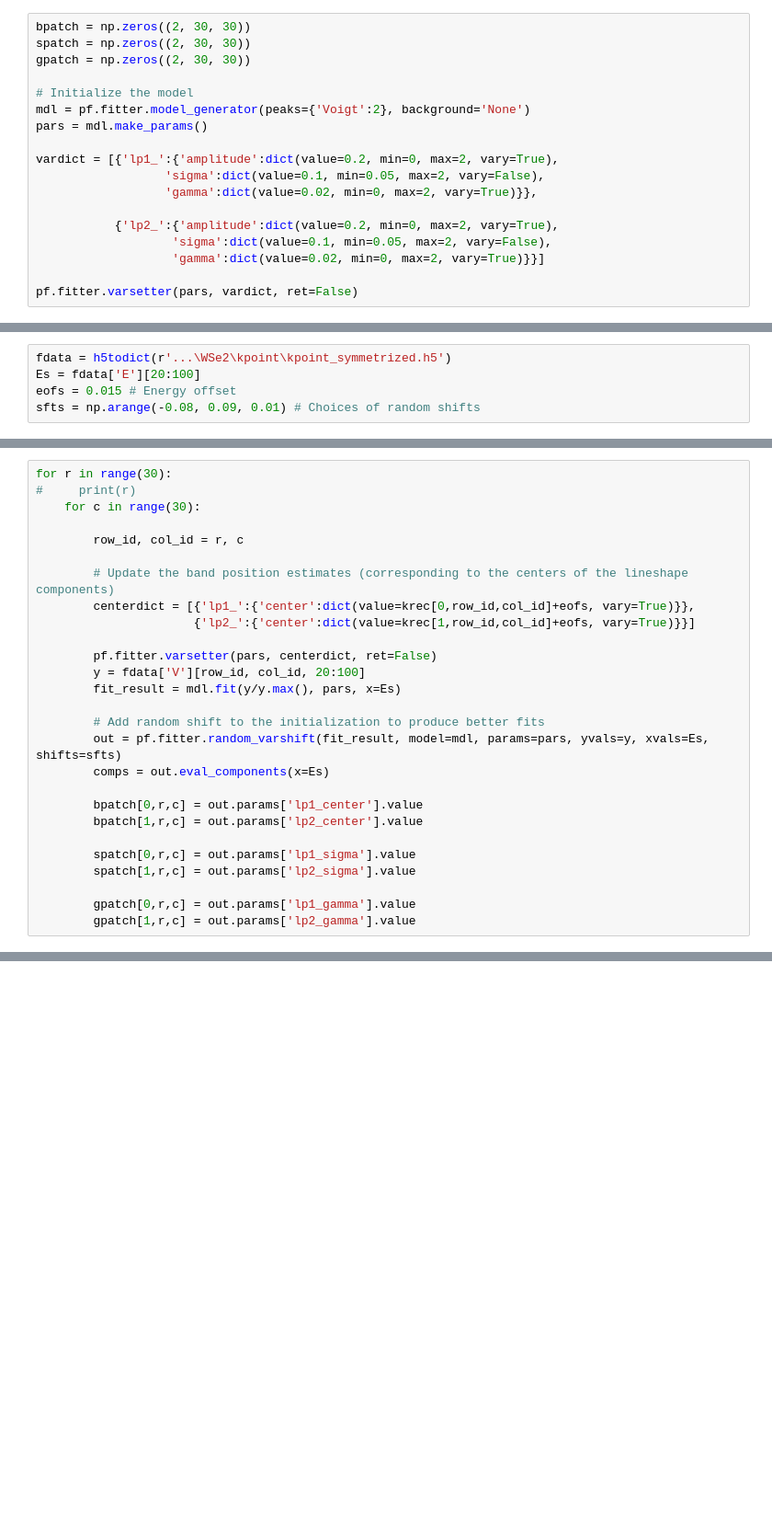
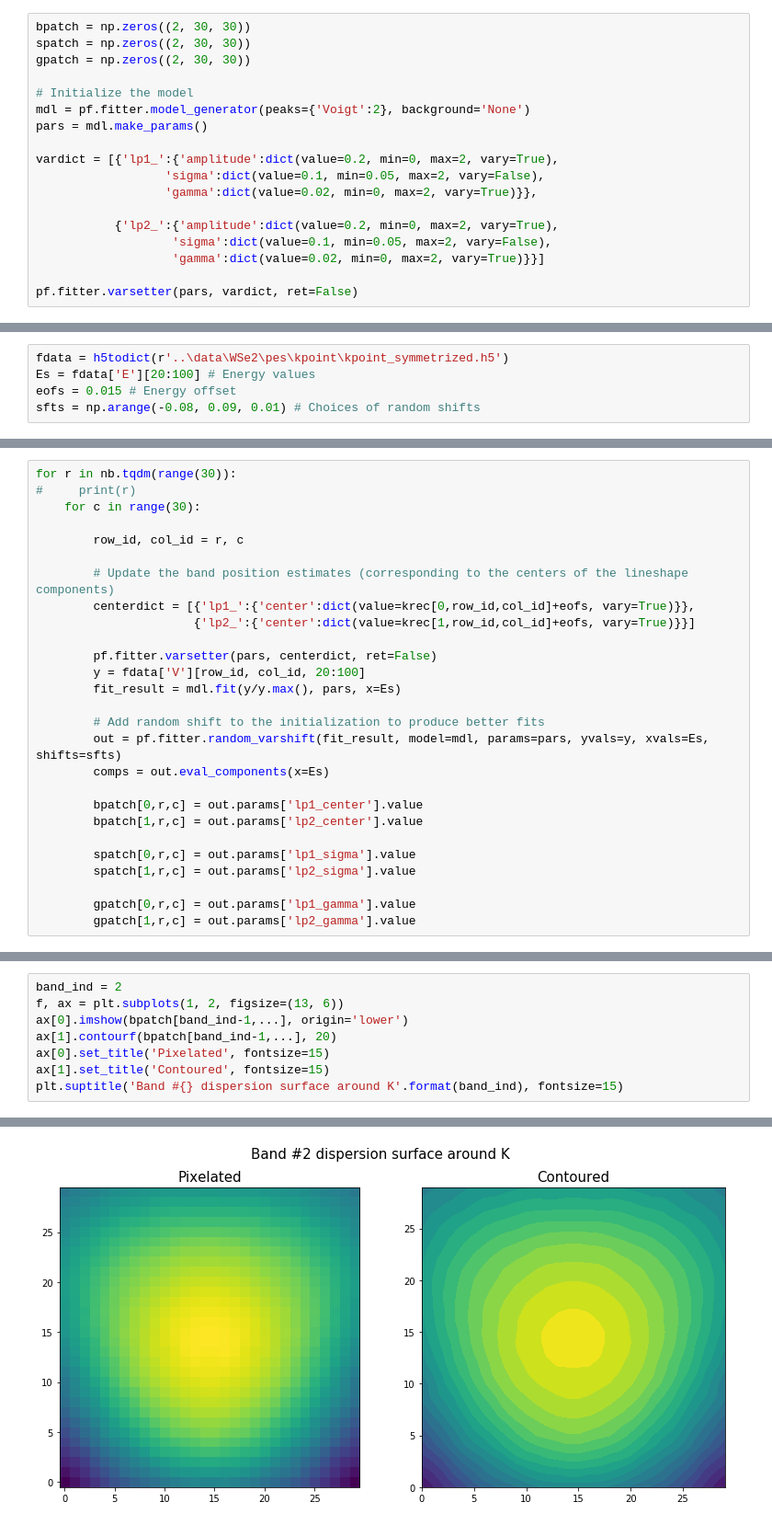
Before and after one commit to mpes-kit/pesfit, a Jupyter notebook: examples/03_benchmark_fitting_patches.ipynb, the cells around one changed output, grey strips where cells are left out. Shown at 92% size. Saved outputs shown, nothing was run; the diff lists cells and outputs as text; blank space fills up the shorter version.

```diff
--- a/examples/03_benchmark_fitting_patches.ipynb
+++ b/examples/03_benchmark_fitting_patches.ipynb
@@ -37,6 +37,6 @@ krec.shape
 # %%
-fdata = h5todict(r'...\WSe2\kpoint\kpoint_symmetrized.h5')
-Es = fdata['E'][20:100]
+fdata = h5todict(r'..\data\WSe2\pes\kpoint\kpoint_symmetrized.h5')
+Es = fdata['E'][20:100] # Energy values
 eofs = 0.015 # Energy offset
 sfts = np.arange(-0.08, 0.09, 0.01) # Choices of random shifts
 # %% [markdown]
@@ -44,5 +45,5 @@ sfts = np.arange(-0.08, 0.09, 0.01) # Choices of random shifts
 # %%
-for r in range(30):
+for r in nb.tqdm(range(30)):
 #     print(r)
     for c in range(30):
 
@@ -77,0 +72,9 @@ plt.imshow(bpatch[1,...])
+# %%
+band_ind = 2
+f, ax = plt.subplots(1, 2, figsize=(13, 6))
+ax[0].imshow(bpatch[band_ind-1,...], origin='lower')
+ax[1].contourf(bpatch[band_ind-1,...], 20)
+ax[0].set_title('Pixelated', fontsize=15)
+ax[1].set_title('Contoured', fontsize=15)
+plt.suptitle('Band #{} dispersion surface around K'.format(band_ind), fontsize=15)
+# %% [output]
@@ -77,0 +82 @@ plt.imshow(bpatch[1,...])
+[figure, added]
```
Also changed, not shown: parts of 15 cells of this notebook.
